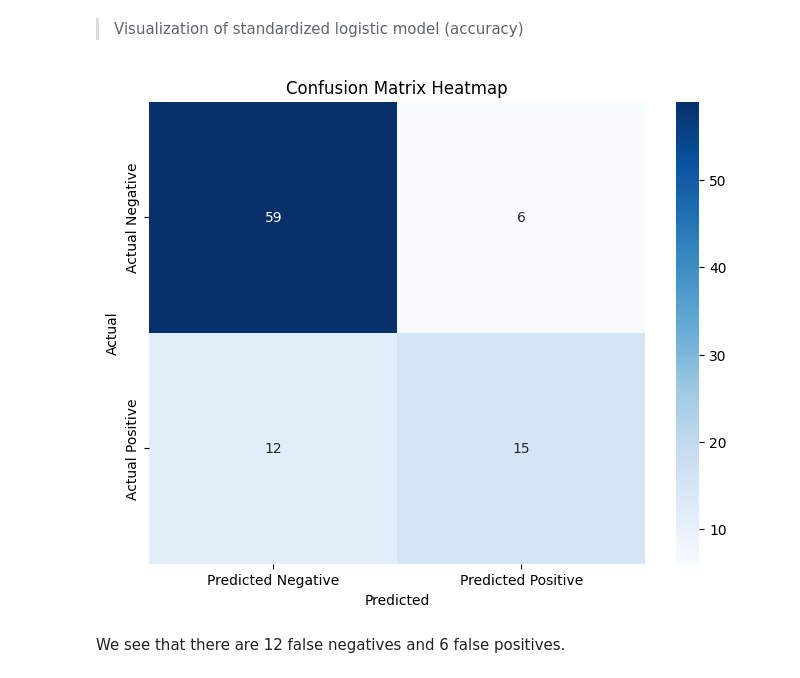
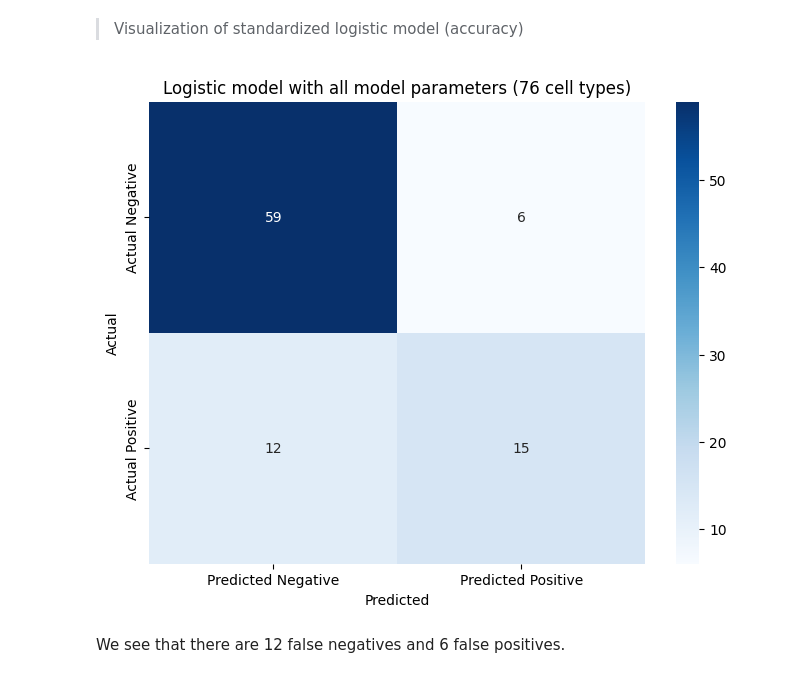
Before and after one commit to Mathis1012/Group-Project-Data, a Jupyter notebook: machine-learning-lsa.ipynb, the cells around one changed output. Drawn from its saved outputs; the diff is of its cells as text; code cells hidden in the pictures.

```diff
--- a/machine-learning-lsa.ipynb
+++ b/machine-learning-lsa.ipynb
@@ -350,22 +350,22 @@ We can see that the normalization of the data had a good effect, because the acc
 # %%
 from sklearn.metrics import confusion_matrix
 import seaborn as sns
 
 # Predict on the test set
 y_pred = cls_std.predict(X_test_std)
 
 # Generate the confusion matrix
 cm = confusion_matrix(y_test, y_pred)
 
 # Plot the heatmap
 plt.figure(figsize=(8, 6))
 sns.heatmap(cm, annot=True, fmt='d', cmap='Blues', xticklabels=['Predicted Negative', 'Predicted Positive'], yticklabels=['Actual Negative', 'Actual Positive'])
 plt.xlabel('Predicted')
 plt.ylabel('Actual')
-plt.title('Confusion Matrix Heatmap')
+plt.title('Logistic model with all model parameters (76 cell types)')
 plt.show()
 # %% [output]
-[figure, old version]
+[figure, new version]
 # %% [markdown]
 We see that there are 12 false negatives and 6 false positives.
 # %% [markdown]
```
Also changed, not shown: parts of 13 cells of this notebook.
